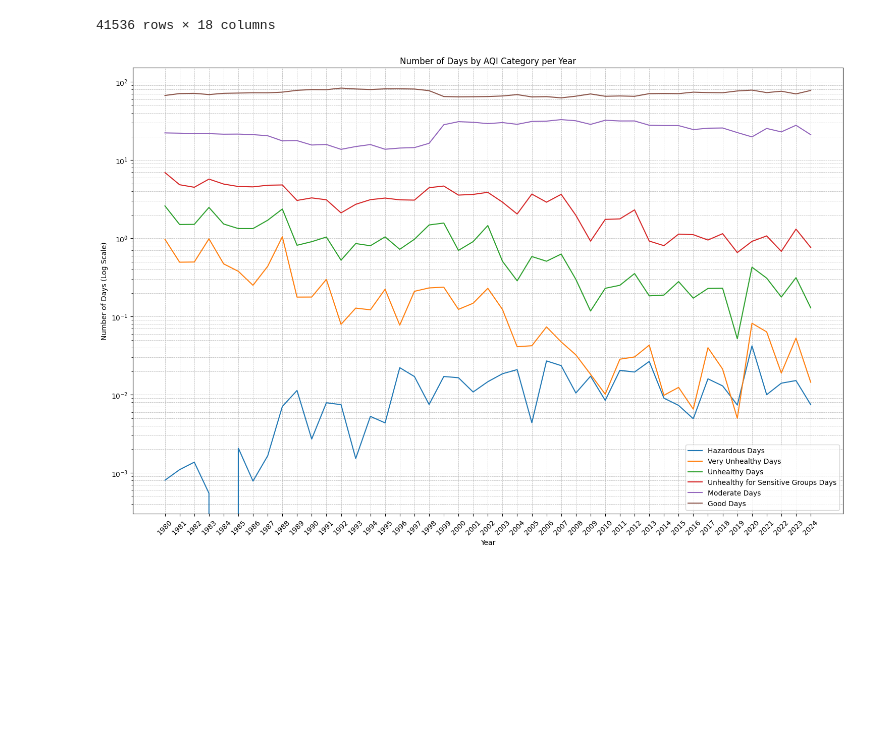
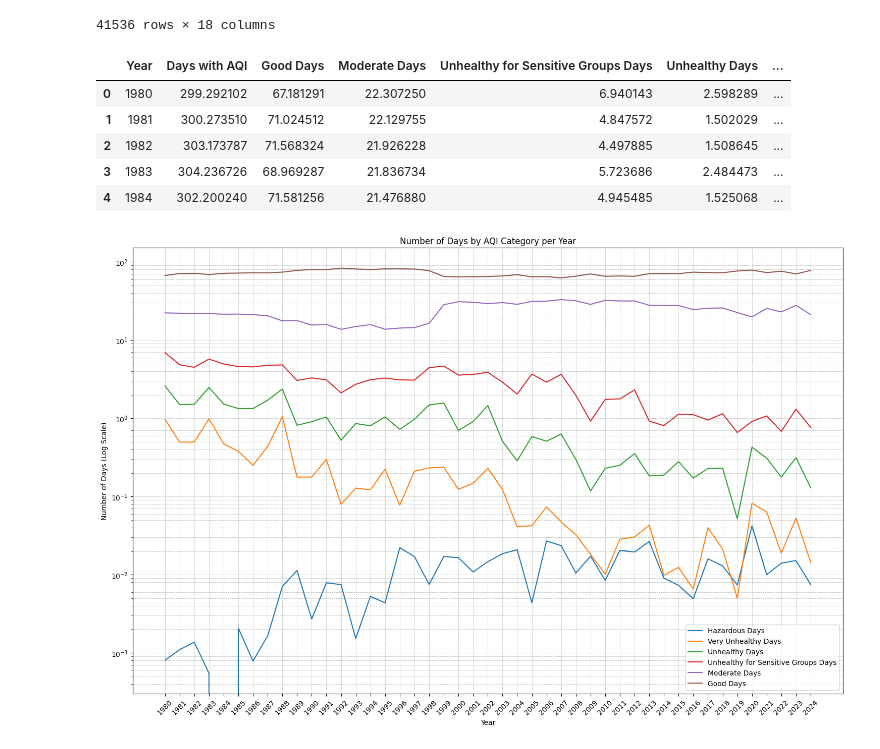
Before and after one commit to ivanrff/AQI-by-EPA, a Jupyter notebook: US_EPA_AQI.ipynb, the cells around one changed output. Cells and saved outputs as stored; diff of their text form; code cells hidden in the pictures; blank space fills up the shorter version.

```diff
--- a/US_EPA_AQI.ipynb
+++ b/US_EPA_AQI.ipynb
@@ -165,2 +157,12 @@ grouped_year_state_df = nocounty_df.groupby(['Year', 'State']).mean().reset_inde
 # %%
+nocounty_df = days_per_aqi.drop(columns=['County'])
+grouped_year_state_df = nocounty_df.groupby(['Year', 'State']).mean().reset_index()
 avg_byyear_bystate = grouped_year_state_df.drop(columns='State').groupby('Year').mean().reset_index()
+avg_byyear_bystate.head()
+# %% [output]
+|  | Year | Days with AQI | Good Days | Moderate Days | Unhealthy for Sensitive Groups Days | Unhealthy Days | ... |
+| 0 | 1980 | 299.292102 | 67.181291 | 22.307250 | 6.940143 | 2.598289 | ... |
+| 1 | 1981 | 300.273510 | 71.024512 | 22.129755 | 4.847572 | 1.502029 | ... |
+| 2 | 1982 | 303.173787 | 71.568324 | 21.926228 | 4.497885 | 1.508645 | ... |
+| 3 | 1983 | 304.236726 | 68.969287 | 21.836734 | 5.723686 | 2.484473 | ... |
+| 4 | 1984 | 302.200240 | 71.581256 | 21.476880 | 4.945485 | 1.525068 | ... |
```
Also changed, not shown: parts of 8 cells of this notebook.
